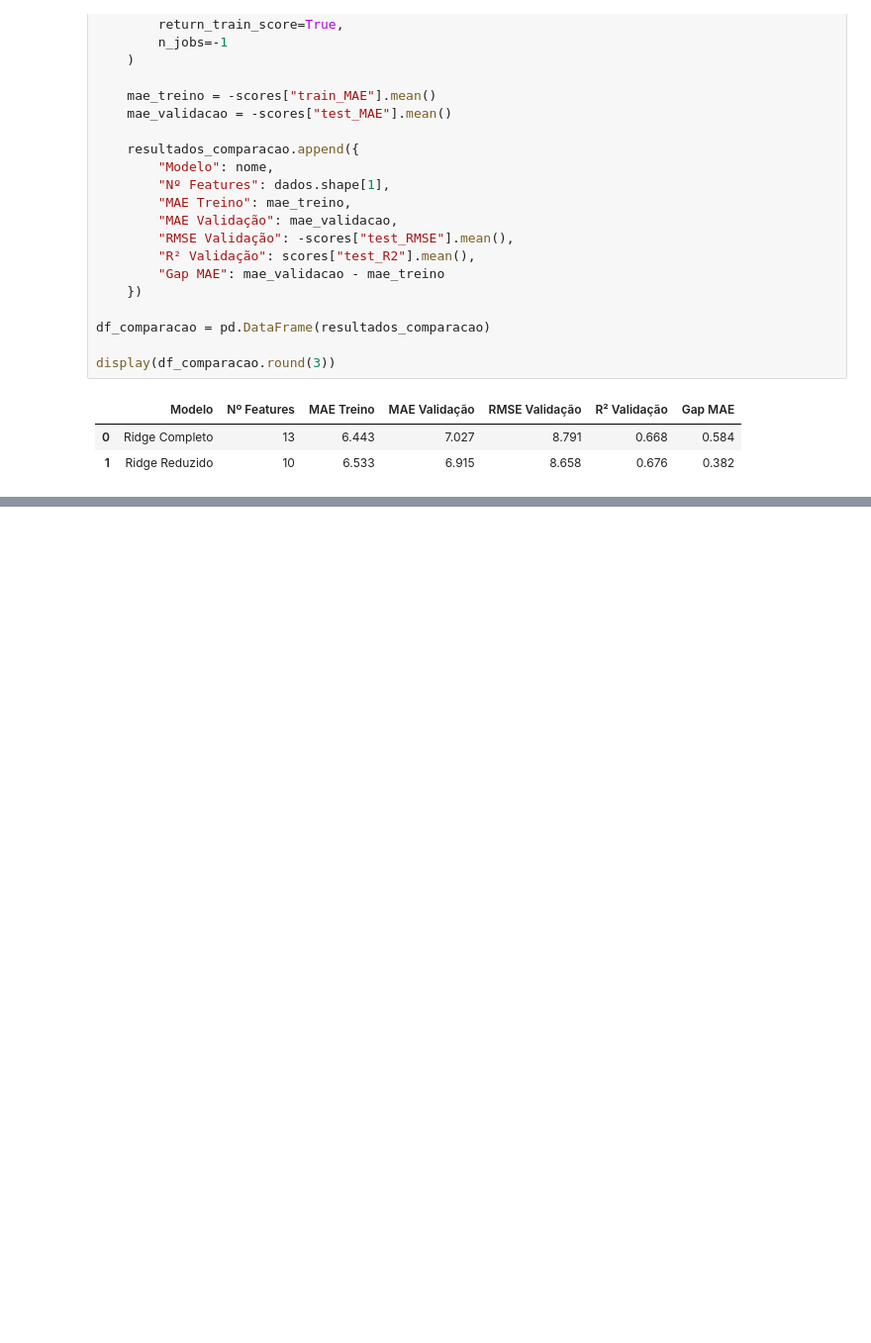
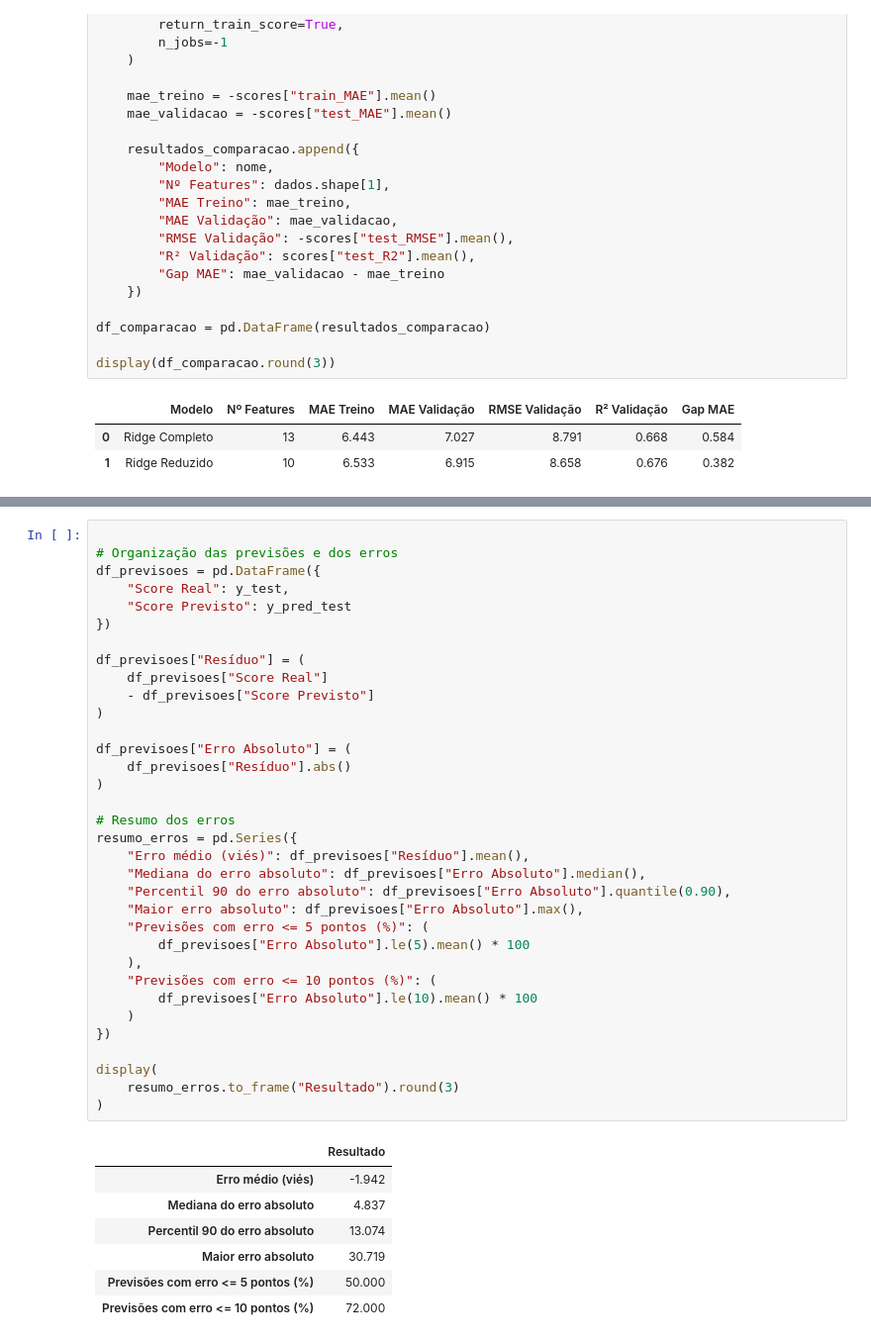
Before and after one commit to joaobaungartner/klike-data-science-challenge, a Jupyter notebook: parte-2.ipynb, the cells around one changed output, grey strips where cells are left out. Shown at 99% size. Saved outputs shown, nothing was run; the diff lists cells and outputs as text; blank space fills up the shorter version.

```diff
--- a/parte-2.ipynb
+++ b/parte-2.ipynb
@@ -933,0 +1040,42 @@ display(df_comparacao.round(3))
+# %%
+
+# Organização das previsões e dos erros
+df_previsoes = pd.DataFrame({
+    "Score Real": y_test,
+    "Score Previsto": y_pred_test
+})
+
+df_previsoes["Resíduo"] = (
+    df_previsoes["Score Real"]
+    - df_previsoes["Score Previsto"]
+)
+
+df_previsoes["Erro Absoluto"] = (
+    df_previsoes["Resíduo"].abs()
+)
+
+# Resumo dos erros
+resumo_erros = pd.Series({
+    "Erro médio (viés)": df_previsoes["Resíduo"].mean(),
+    "Mediana do erro absoluto": df_previsoes["Erro Absoluto"].median(),
+    "Percentil 90 do erro absoluto": df_previsoes["Erro Absoluto"].quantile(0.90),
+    "Maior erro absoluto": df_previsoes["Erro Absoluto"].max(),
+    "Previsões com erro <= 5 pontos (%)": (
+        df_previsoes["Erro Absoluto"].le(5).mean() * 100
+    ),
+    "Previsões com erro <= 10 pontos (%)": (
+        df_previsoes["Erro Absoluto"].le(10).mean() * 100
+    )
+})
+
+display(
+    resumo_erros.to_frame("Resultado").round(3)
+)
+# %% [output]
+|  | Resultado |
+| Erro médio (viés) | -1.942 |
+| Mediana do erro absoluto | 4.837 |
+| Percentil 90 do erro absoluto | 13.074 |
+| Maior erro absoluto | 30.719 |
+| Previsões com erro <= 5 pontos (%) | 50.000 |
+| Previsões com erro <= 10 pontos (%) | 72.000 |
```
Also changed, not shown: parts of 5 cells of this notebook.
